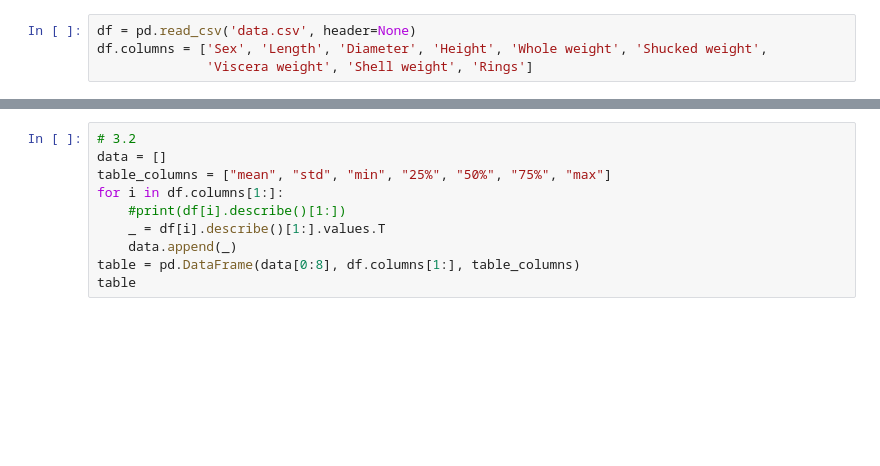
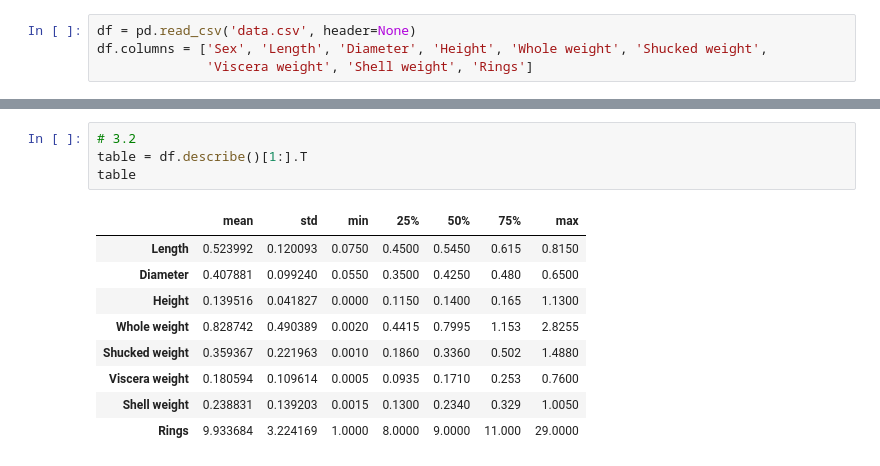
Before and after one commit to WojciechSova/pythonProject, a Jupyter notebook: Untitled.ipynb, the cells around one changed output, grey strips where cells are left out. Drawn from its saved outputs; the diff is of its cells as text; blank space fills up the shorter version.

```diff
--- a/Untitled.ipynb
+++ b/Untitled.ipynb
@@ -23,13 +35,17 @@ table
-# %%
-# 3.2
-data = []
-table_columns = ["mean", "std", "min", "25%", "50%", "75%", "max"]
-for i in df.columns[1:]:
-    #print(df[i].describe()[1:])
-    _ = df[i].describe()[1:].values.T
-    data.append(_)
-table = pd.DataFrame(data[0:8], df.columns[1:], table_columns)
-table
+# %%
+# 3.2
+table = df.describe()[1:].T
+table
+# %% [output]
+|  | mean | std | min | 25% | 50% | 75% | max |
+| Length | 0.523992 | 0.120093 | 0.0750 | 0.4500 | 0.5450 | 0.615 | 0.8150 |
+| Diameter | 0.407881 | 0.099240 | 0.0550 | 0.3500 | 0.4250 | 0.480 | 0.6500 |
+| Height | 0.139516 | 0.041827 | 0.0000 | 0.1150 | 0.1400 | 0.165 | 1.1300 |
+| Whole weight | 0.828742 | 0.490389 | 0.0020 | 0.4415 | 0.7995 | 1.153 | 2.8255 |
+| Shucked weight | 0.359367 | 0.221963 | 0.0010 | 0.1860 | 0.3360 | 0.502 | 1.4880 |
+| Viscera weight | 0.180594 | 0.109614 | 0.0005 | 0.0935 | 0.1710 | 0.253 | 0.7600 |
+| Shell weight | 0.238831 | 0.139203 | 0.0015 | 0.1300 | 0.2340 | 0.329 | 1.0050 |
+| Rings | 9.933684 | 3.224169 | 1.0000 | 8.0000 | 9.0000 | 11.000 | 29.0000 |
 # %%
 # 3.3
 x = ["Male", "Infant", "Female"]
```
Also changed, not shown: parts of 6 cells of this notebook.
